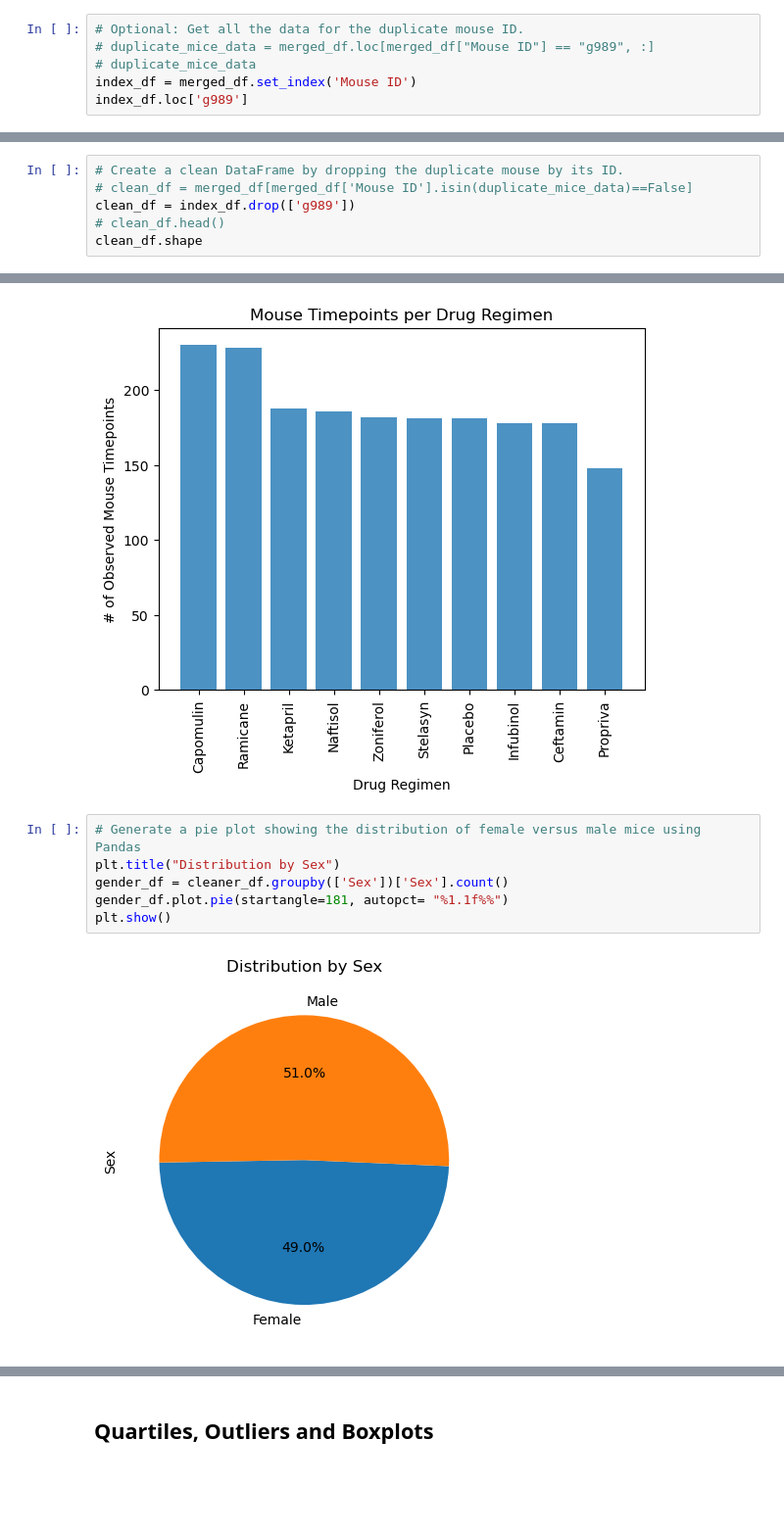
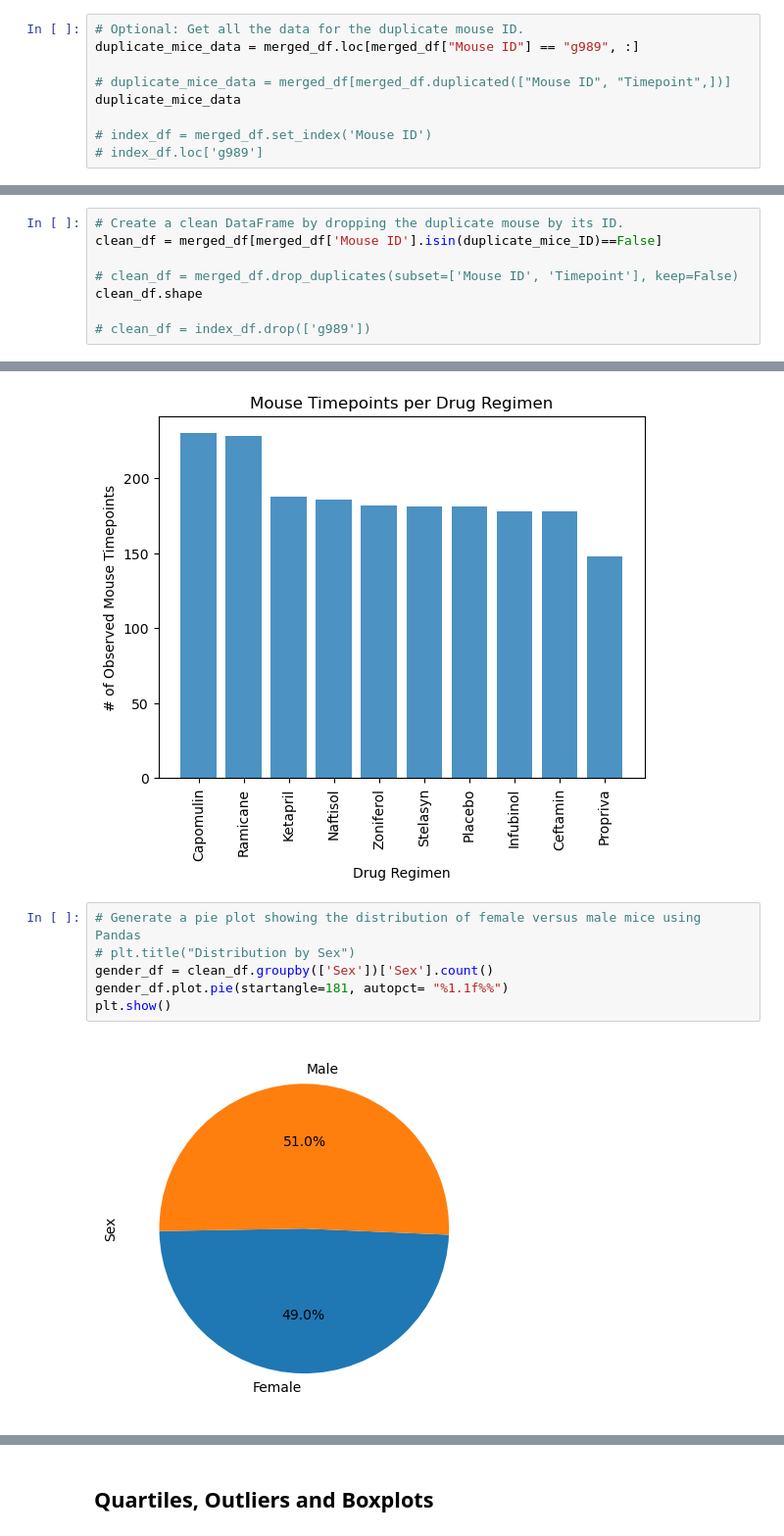
Before and after one commit to blmccourt/dataviz-challenge, a Jupyter notebook: Pymaceuticals/pymaceuticals.ipynb, the cells around one changed output, grey strips where cells are left out. Shown at 98% size. Cells and saved outputs as stored; diff of their text form; blank space fills up the shorter version.

```diff
--- a/Pymaceuticals/pymaceuticals.ipynb
+++ b/Pymaceuticals/pymaceuticals.ipynb
@@ -47,7 +53,10 @@ array(['g989'], dtype=object)
 # %%
 # Optional: Get all the data for the duplicate mouse ID.
-# duplicate_mice_data = merged_df.loc[merged_df["Mouse ID"] == "g989", :]
-# duplicate_mice_data
-index_df = merged_df.set_index('Mouse ID')
-index_df.loc['g989']
+duplicate_mice_data = merged_df.loc[merged_df["Mouse ID"] == "g989", :]
+
+# duplicate_mice_data = merged_df[merged_df.duplicated(["Mouse ID", "Timepoint",])]
+duplicate_mice_data
+
+# index_df = merged_df.set_index('Mouse ID')
+# index_df.loc['g989']
 # %% [output]
@@ -69,7 +77,9 @@ index_df.loc['g989']
 # %%
 # Create a clean DataFrame by dropping the duplicate mouse by its ID.
-# clean_df = merged_df[merged_df['Mouse ID'].isin(duplicate_mice_data)==False]
-clean_df = index_df.drop(['g989'])
-# clean_df.head()
+clean_df = merged_df[merged_df['Mouse ID'].isin(duplicate_mice_ID)==False]
+
+# clean_df = merged_df.drop_duplicates(subset=['Mouse ID', 'Timepoint'], keep=False)
 clean_df.shape
+
+# clean_df = index_df.drop(['g989'])
 # %% [output]
@@ -195,12 +183,12 @@ plt.show()
 [figure]
 # %%
 # Generate a pie plot showing the distribution of female versus male mice using Pandas
-plt.title("Distribution by Sex")
-gender_df = cleaner_df.groupby(['Sex'])['Sex'].count()
+# plt.title("Distribution by Sex")
+gender_df = clean_df.groupby(['Sex'])['Sex'].count()
 gender_df.plot.pie(startangle=181, autopct= "%1.1f%%")
 plt.show()
 # %% [output]
-[figure, old version]
+[figure, new version]
 # %%
 # Generate a pie plot showing the distribution of female versus male mice using pyplot
 plt.pie(gender_df, labels=('Female', 'Male'), startangle=181, autopct='%1.1f%%')
```
Also changed, not shown: parts of 11 cells of this notebook.
